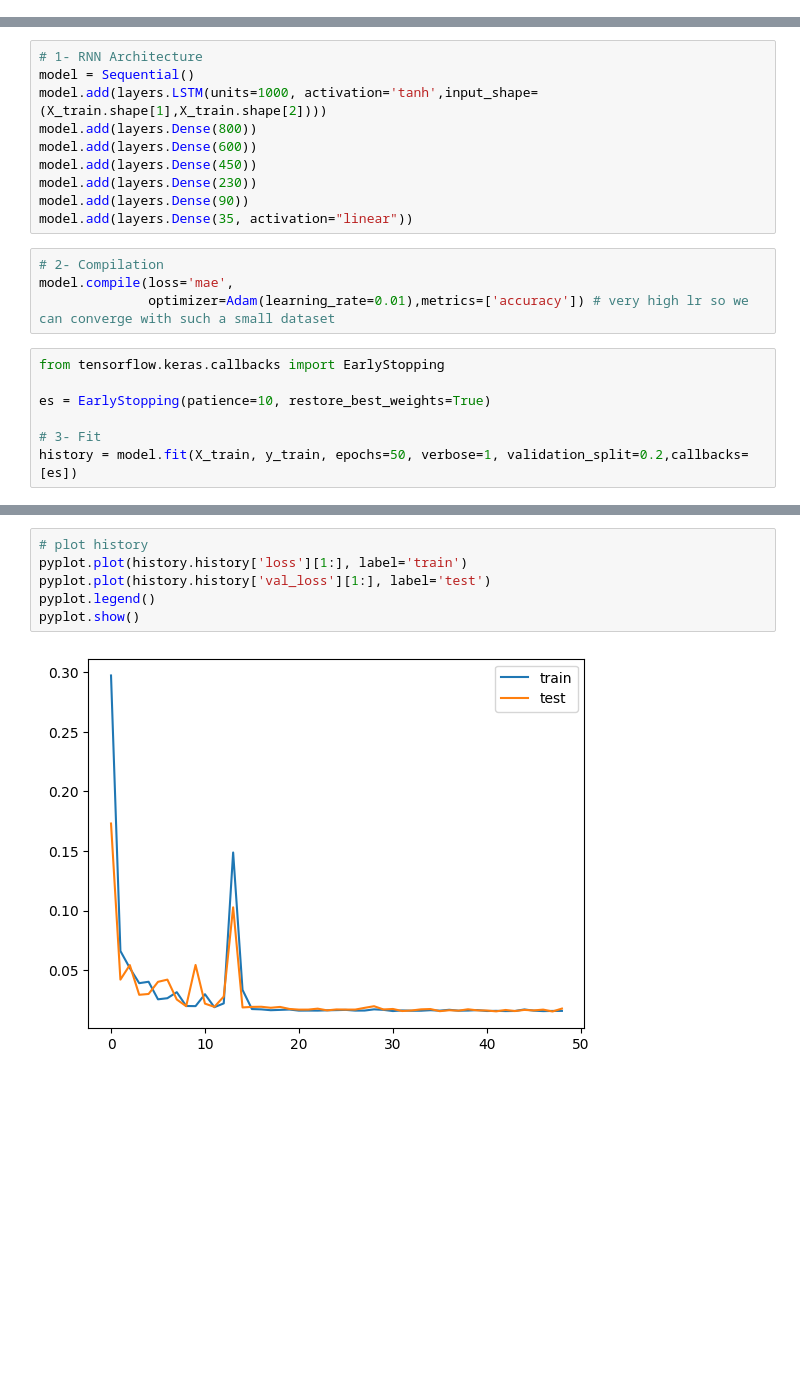
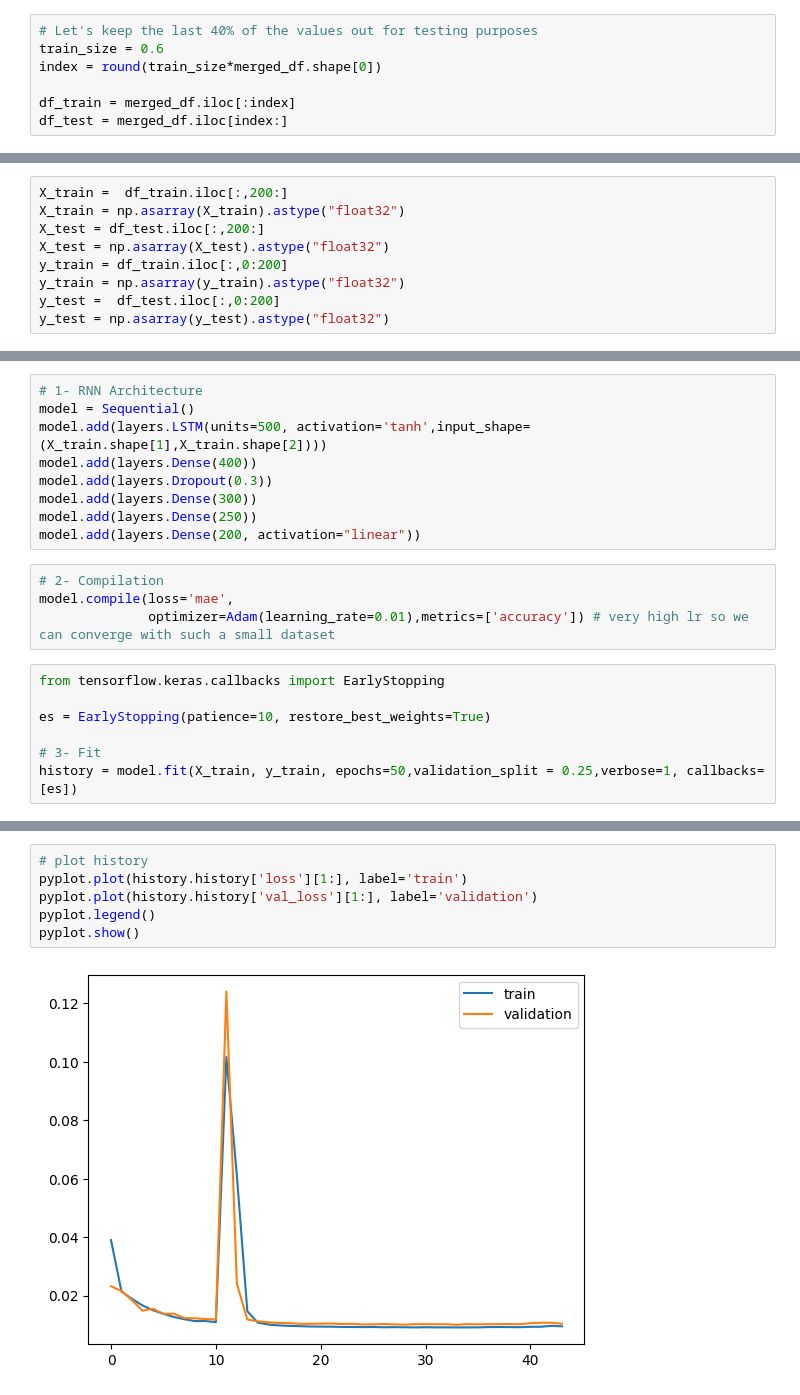
Before and after one commit to elsebasmar/london-bss, a Jupyter notebook: londonbss/notebooks/model/A_Model_three_months.ipynb, the cells around one changed output, grey strips where cells are left out. Drawn from its saved outputs; the diff is of its cells as text; blank space fills up the shorter version.

Commit message:
LSTM model finalised and fully preproc data used

```diff
--- a/londonbss/notebooks/model/A_Model_three_months.ipynb
+++ b/londonbss/notebooks/model/A_Model_three_months.ipynb
@@ -308,0 +202,7 @@ X.shape
+# %%
+# Let's keep the last 40% of the values out for testing purposes
+train_size = 0.6
+index = round(train_size*merged_df.shape[0])
+
+df_train = merged_df.iloc[:index]
+df_test = merged_df.iloc[index:]
@@ -317,0 +240,9 @@ y_test =  y_test.to_numpy()
+# %%
+X_train =  df_train.iloc[:,200:]
+X_train = np.asarray(X_train).astype("float32")
+X_test = df_test.iloc[:,200:]
+X_test = np.asarray(X_test).astype("float32")
+y_train = df_train.iloc[:,0:200]
+y_train = np.asarray(y_train).astype("float32")
+y_test =  df_test.iloc[:,0:200]
+y_test = np.asarray(y_test).astype("float32")
@@ -328,13 +274,12 @@ from tensorflow.keras.layers import Dense, SimpleRNN, Flatten
 # %%
 # 1- RNN Architecture
 model = Sequential()
-model.add(layers.LSTM(units=1000, activation='tanh',input_shape=(X_train.shape[1],X_train.shape[2])))
-model.add(layers.Dense(800))
-model.add(layers.Dense(600))
-model.add(layers.Dense(450))
-model.add(layers.Dense(230))
-model.add(layers.Dense(90))
-model.add(layers.Dense(35, activation="linear"))
+model.add(layers.LSTM(units=500, activation='tanh',input_shape=(X_train.shape[1],X_train.shape[2])))
+model.add(layers.Dense(400))
+model.add(layers.Dropout(0.3))
+model.add(layers.Dense(300))
+model.add(layers.Dense(250))
+model.add(layers.Dense(200, activation="linear"))
 # %%
 # 2- Compilation
 model.compile(loss='mae',
@@ -345,6 +290,6 @@ from tensorflow.keras.callbacks import EarlyStopping
 es = EarlyStopping(patience=10, restore_best_weights=True)
 
 # 3- Fit
-history = model.fit(X_train, y_train, epochs=50, verbose=1, validation_split=0.2,callbacks=[es])
+history = model.fit(X_train, y_train, epochs=50,validation_split = 0.25,verbose=1, callbacks=[es])
 # %% [output]
 Epoch 1/50
@@ -375,8 +318,8 @@ from matplotlib import pyplot
 # %%
 # plot history
 pyplot.plot(history.history['loss'][1:], label='train')
-pyplot.plot(history.history['val_loss'][1:], label='test')
+pyplot.plot(history.history['val_loss'][1:], label='validation')
 pyplot.legend()
 pyplot.show()
 # %% [output]
-[figure, old version]
+[figure, new version]
```
Also changed, not shown: parts of 77 cells of this notebook.
